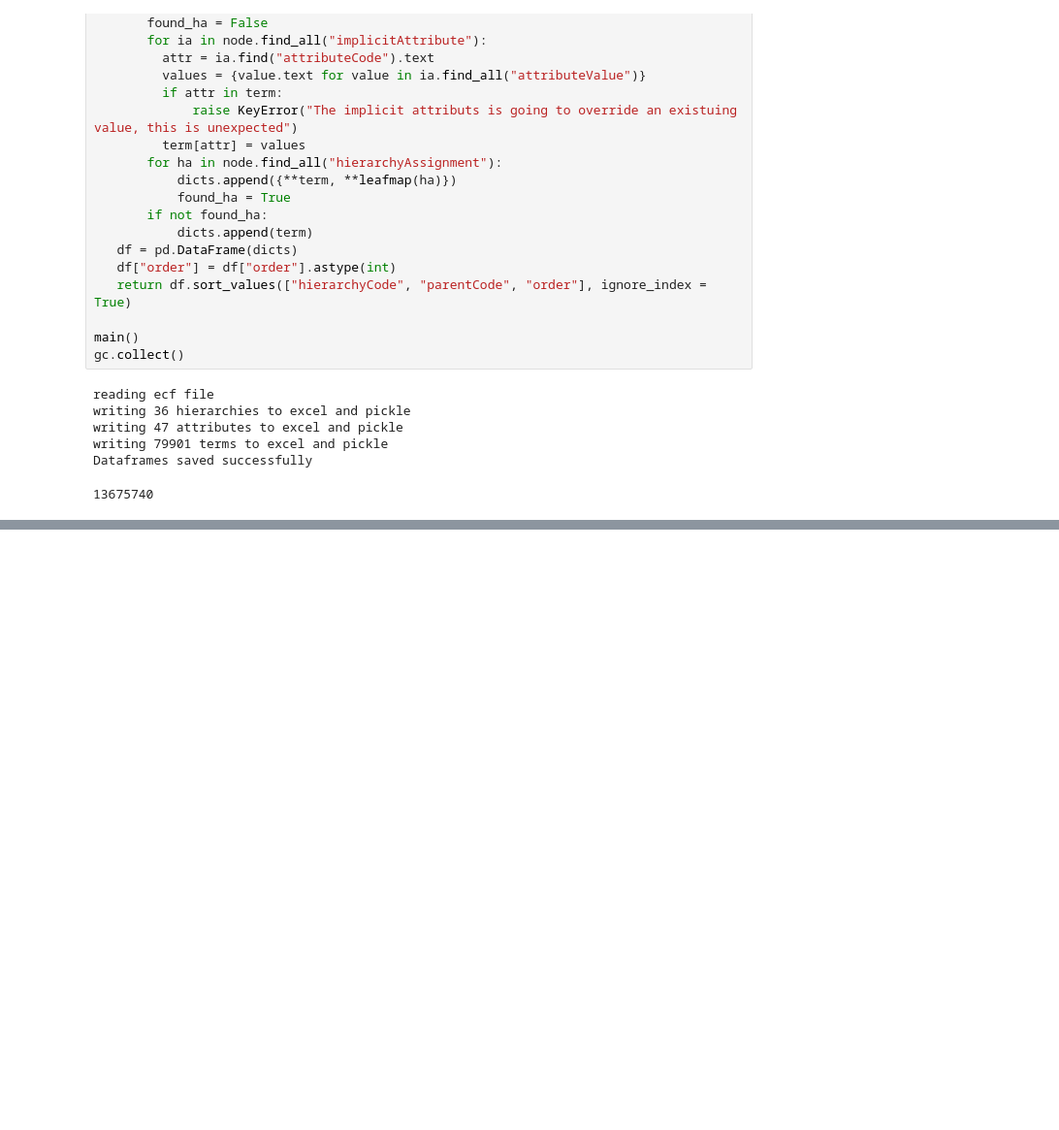
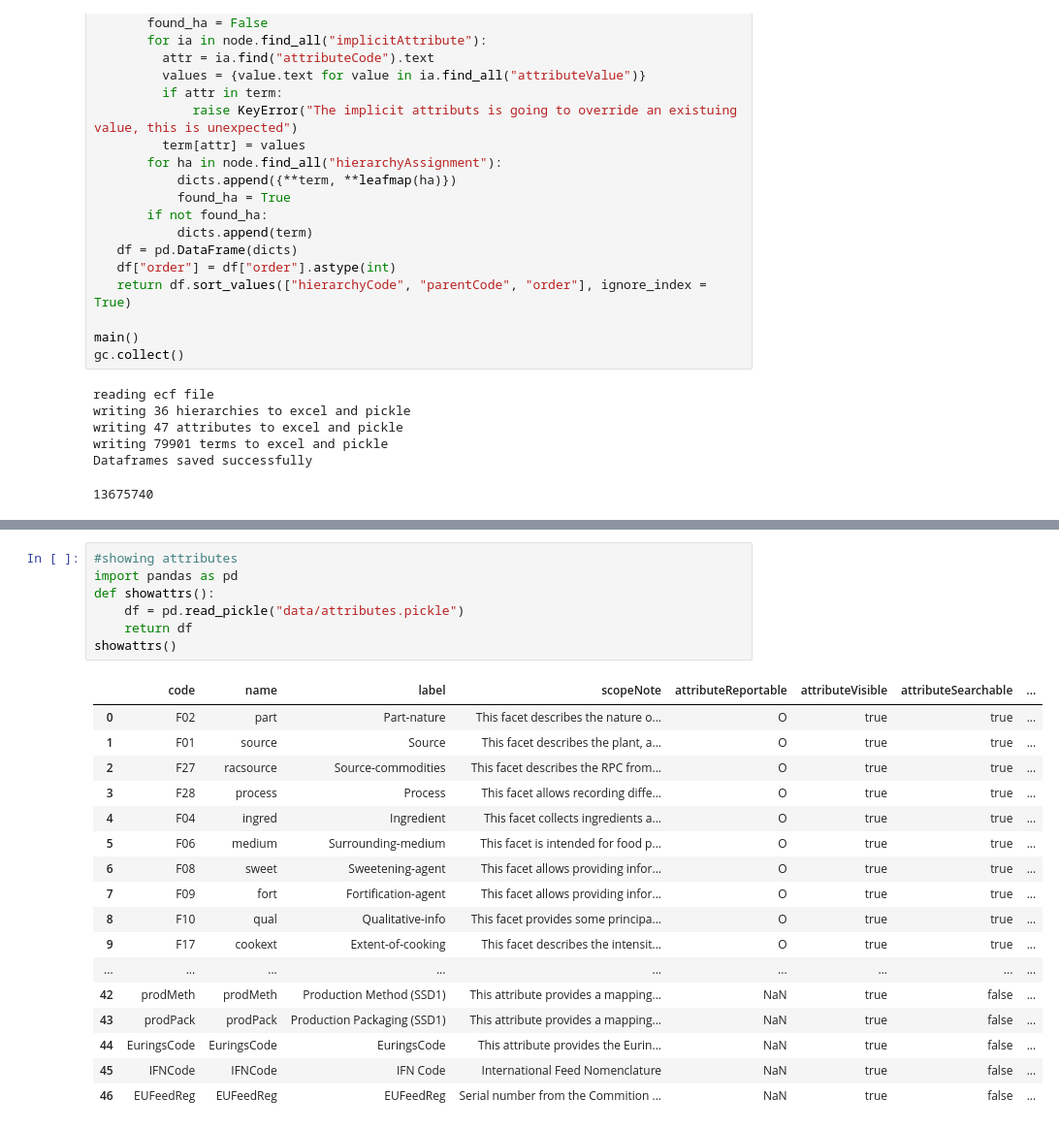
Before and after one commit to Epiconcept-Paris/roast-beef-and-croissants, a Jupyter notebook: 01. Get FoodEx2.ipynb, the cells around one changed output, grey strips where cells are left out. Shown: that part at 97% size. Drawn from its saved outputs; the diff is of its cells as text; blank space fills up the shorter version.

```diff
--- a/01. Get FoodEx2.ipynb
+++ b/01. Get FoodEx2.ipynb
@@ -124,0 +144,25 @@ Dataframes saved successfully
+# %%
+#showing attributes
+import pandas as pd
+def showattrs():
+    df = pd.read_pickle("data/attributes.pickle")
+    return df
+showattrs()
+# %% [output]
+|  | code | name | label | scopeNote | attributeReportable | attributeVisible | attributeSearchable | ... |
+| 0 | F02 | part | Part-nature | This facet describes the nature o... | O | true | true | ... |
+| 1 | F01 | source | Source | This facet describes the plant, a... | O | true | true | ... |
+| 2 | F27 | racsource | Source-commodities | This facet describes the RPC from... | O | true | true | ... |
+| 3 | F28 | process | Process | This facet allows recording diffe... | O | true | true | ... |
+| 4 | F04 | ingred | Ingredient | This facet collects ingredients a... | O | true | true | ... |
+| 5 | F06 | medium | Surrounding-medium | This facet is intended for food p... | O | true | true | ... |
+| 6 | F08 | sweet | Sweetening-agent | This facet allows providing infor... | O | true | true | ... |
+| 7 | F09 | fort | Fortification-agent | This facet allows providing infor... | O | true | true | ... |
+| 8 | F10 | qual | Qualitative-info | This facet provides some principa... | O | true | true | ... |
+| 9 | F17 | cookext | Extent-of-cooking | This facet describes the intensit... | O | true | true | ... |
+| ... | ... | ... | ... | ... | ... | ... | ... | ... |
+| 42 | prodMeth | prodMeth | Production Method (SSD1) | This attribute provides a mapping... | NaN | true | false | ... |
+| 43 | prodPack | prodPack | Production Packaging (SSD1) | This attribute provides a mapping... | NaN | true | false | ... |
+| 44 | EuringsCode | EuringsCode | EuringsCode | This attribute provides the Eurin... | NaN | true | false | ... |
+| 45 | IFNCode | IFNCode | IFN Code | International Feed Nomenclature | NaN | true | false | ... |
+| 46 | EUFeedReg | EUFeedReg | EUFeedReg | Serial number from the Commition ... | NaN | true | false | ... |
```
Also changed, not shown: parts of 2 cells of this notebook, 2 other files.
